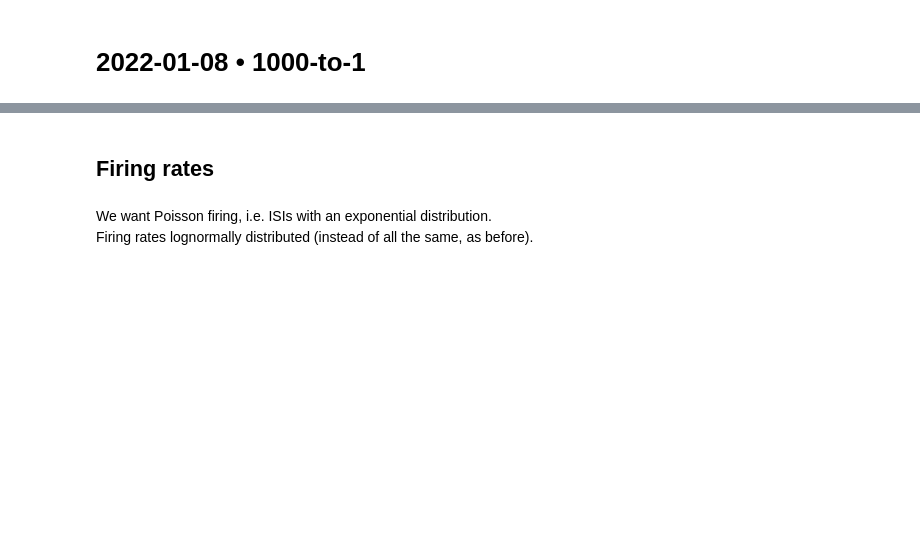
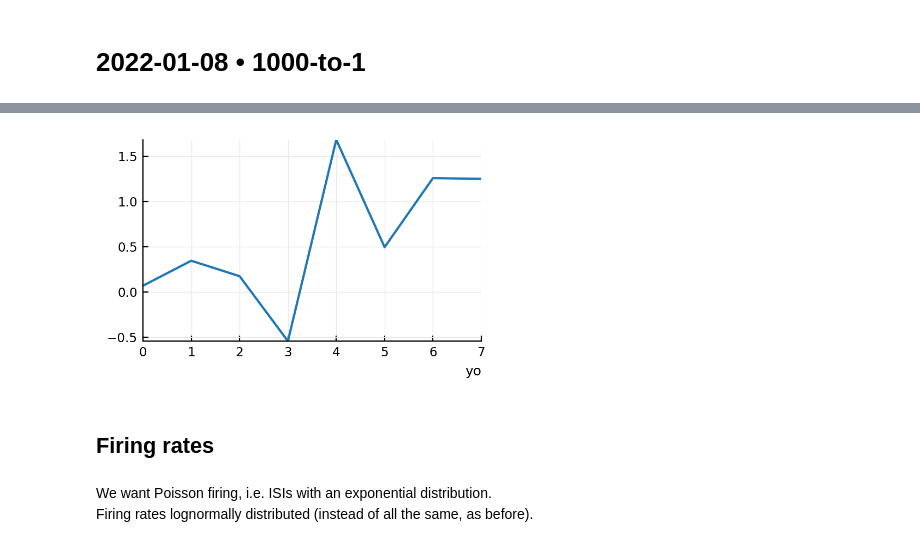
Before and after one commit to tfiers/phd, a Jupyter notebook: notebooks/2022-01-08__1000_to_1.ipynb, the cells around one changed output, grey strips where cells are left out. Saved outputs shown, nothing was run; the diff lists cells and outputs as text; code cells hidden in the pictures; blank space fills up the shorter version.

```diff
--- a/notebooks/2022-01-08__1000_to_1.ipynb
+++ b/notebooks/2022-01-08__1000_to_1.ipynb
@@ -25,5 +14,12 @@ using VoltageToMap
 # %%
 save = savefig $ (; subdir="methods");
+# %%
+fig,ax=plt.subplots()
+ax.plot(randn(8))
+# ax.set(xlabel=("yo", :loc=>"right"))
+ax.set_xlabel("yo", loc="right");
+# %% [output]
+[figure, added]
 # %% [markdown]
 ## Firing rates
 # %% [markdown]
```
Also changed, not shown: parts of 4 cells of this notebook, 3 other files.
